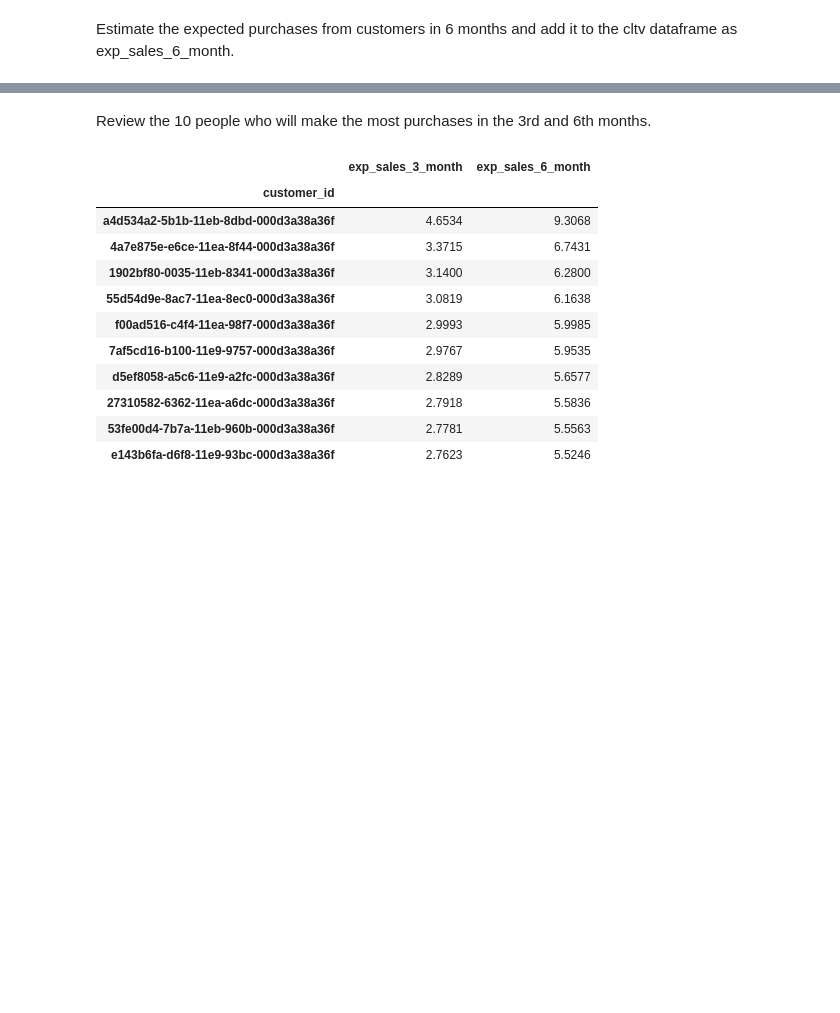
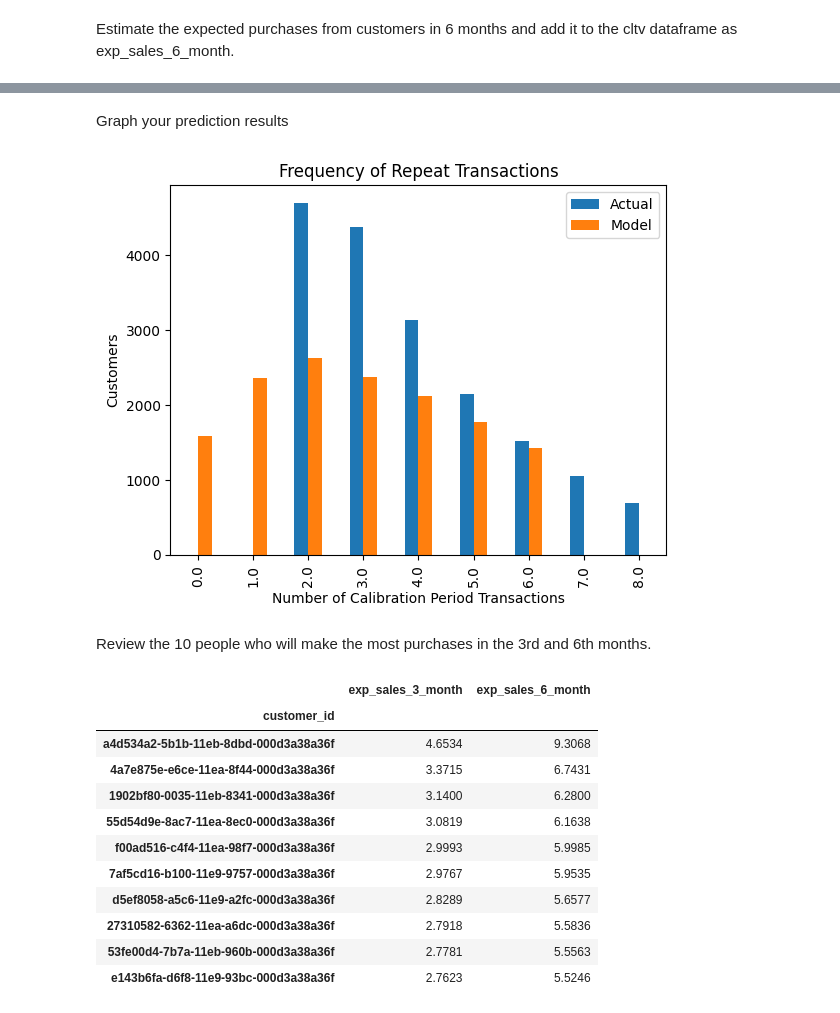
Before and after one commit to dilekdd/CustomerLifetimeValuePrediction_FLO, a Jupyter notebook: customerlifetimevalueprediction-flo.ipynb, the cells around one changed output, grey strips where cells are left out. Cells and saved outputs as stored; diff of their text form; code cells hidden in the pictures; blank space fills up the shorter version.

Commit message:
Kaggle Notebook | CustomerLifetimeValuePrediction_FLO | Version 11

```diff
--- a/customerlifetimevalueprediction-flo.ipynb
+++ b/customerlifetimevalueprediction-flo.ipynb
@@ -204,6 +204,13 @@ cltv.head()
 | 8328 | 1902bf80-0035-11eb-8341-000d3a38a36f | 28.8571 | 97.4396 | 33.2857 | 25.0000 | 3.1400 | ... |
 | 19538 | 55d54d9e-8ac7-11ea-8ec0-000d3a38a36f | 52.5714 | 228.5300 | 58.7143 | 31.0000 | 3.0819 | ... |
 | 14373 | f00ad516-c4f4-11ea-98f7-000d3a38a36f | 38.0000 | 141.3548 | 46.4286 | 27.0000 | 2.9993 | ... |
+# %% [markdown]
+Graph your prediction results
+# %%
+plot_period_transactions(bgf)
+plt.show()
+# %% [output]
+[figure, added]
 # %% [markdown]
 Review the 10 people who will make the most purchases in the 3rd and 6th months.
 # %%
```
Also changed, not shown: parts of 2 cells of this notebook.
